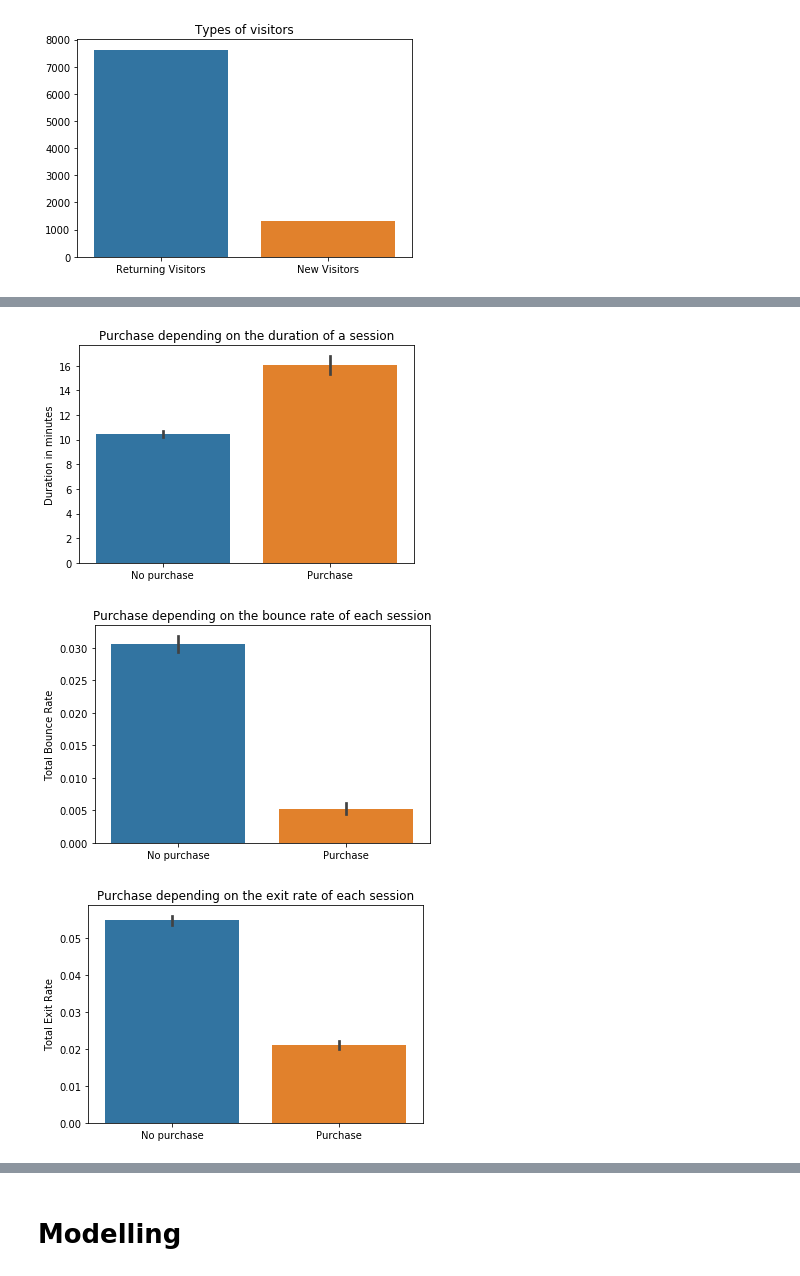
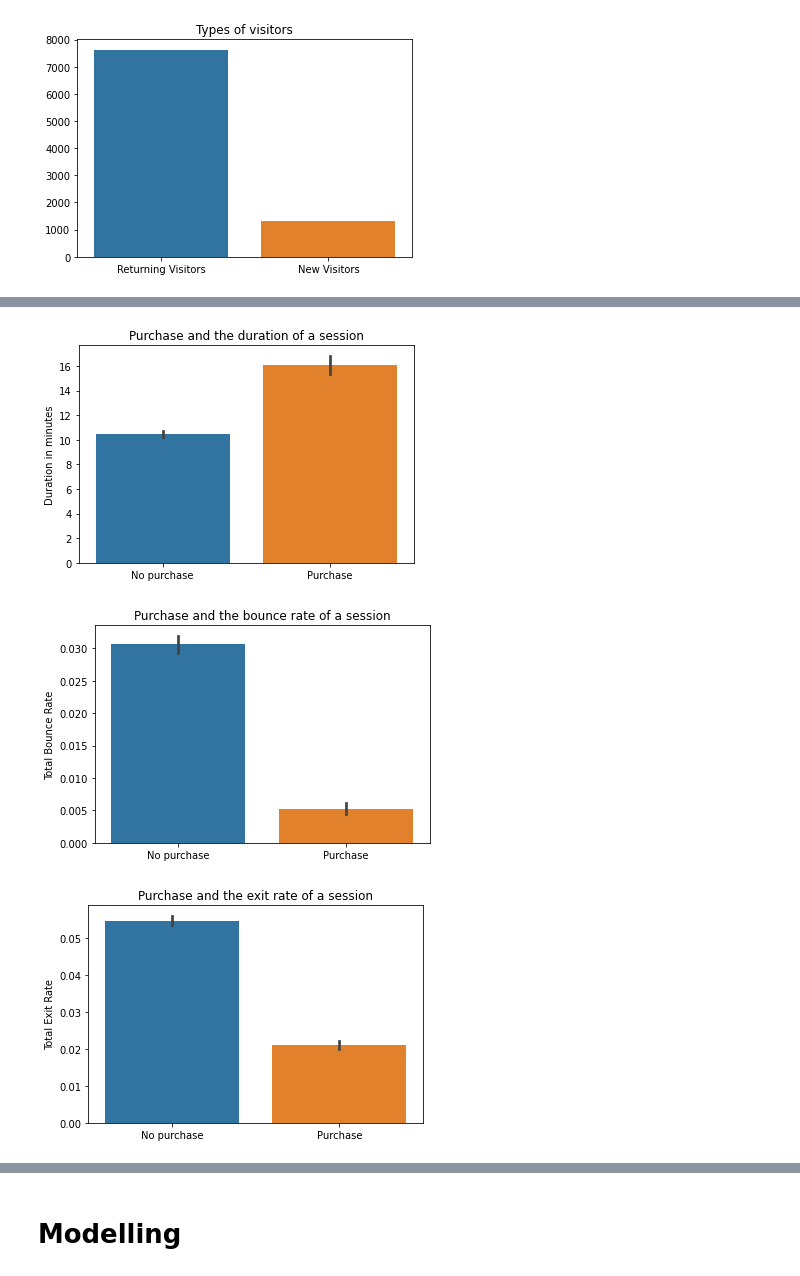
Before and after one commit to amelie-vogel/revenue-prediction-online-shopping, a Jupyter notebook: revenue-prediction-online-shopping.ipynb, the cells around one changed output, grey strips where cells are left out. Drawn from its saved outputs; the diff is of its cells as text; code cells hidden in the pictures.

```diff
--- a/revenue-prediction-online-shopping.ipynb
+++ b/revenue-prediction-online-shopping.ipynb
@@ -137,29 +153,29 @@ plt.show()
 # %%
 sns.barplot(x=df.Revenue, y=df.ProductRelated_Duration/60)
-plt.title('Purchase depending on the duration of a session')
+plt.title('Purchase and the duration of a session')
 plt.xlabel('')
 plt.xticks([0, 1], ['No purchase', 'Purchase'])
 plt.ylabel('Duration in minutes')
 plt.show()
 # %% [output]
-[figure, old version]
+[figure, new version]
 # %%
 sns.barplot(x=df.Revenue,y= df.BounceRates)
-plt.title('Purchase depending on the bounce rate of each session')
+plt.title('Purchase and the bounce rate of a session')
 plt.xlabel('')
 plt.xticks([0, 1], ['No purchase', 'Purchase'])
 plt.ylabel('Total Bounce Rate')
 plt.show()
 # %% [output]
-[figure, old version]
+[figure, new version]
 # %%
 sns.barplot(x=df.Revenue, y=df.ExitRates)
-plt.title('Purchase depending on the exit rate of each session')
+plt.title('Purchase and the exit rate of a session')
 plt.xlabel('')
 plt.xticks([0, 1], ['No purchase', 'Purchase'])
 plt.ylabel('Total Exit Rate')
 plt.show()
 # %% [output]
-[figure, old version]
+[figure, new version]
 # %%
 sns.barplot(x=df.Revenue, y=df.PageValues)
```
Also changed, not shown: parts of 33 cells of this notebook, 2 other files.
